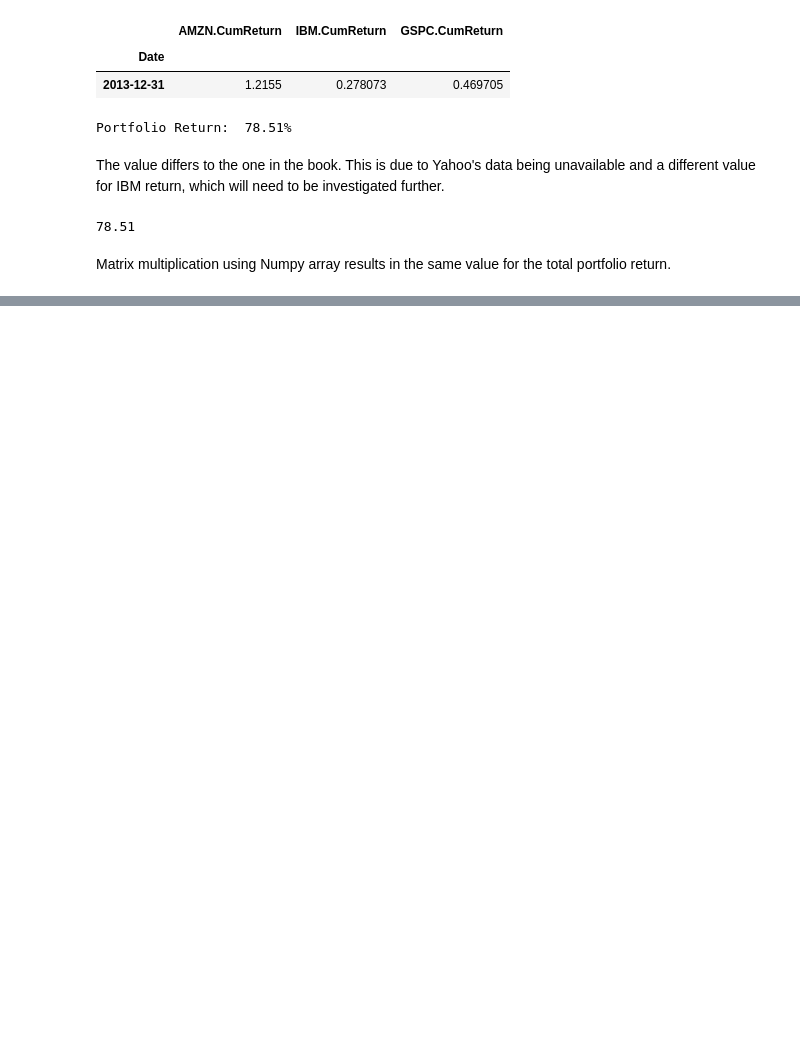
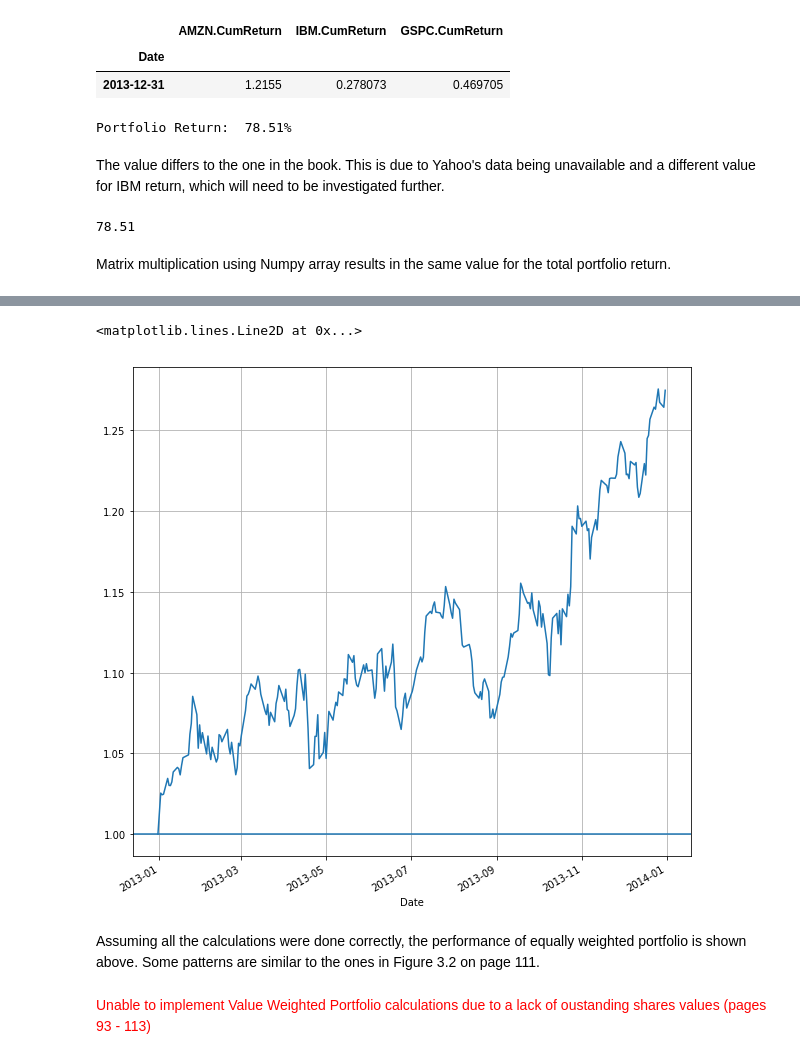
Before and after one commit to drastorguev/financethroughpython, a Jupyter notebook: AFDIFMUR-Ch3-Portfolio_Returns.ipynb, the cells around one changed output, grey strips where cells are left out. Saved outputs shown, nothing was run; the diff lists cells and outputs as text; code cells hidden in the pictures; blank space fills up the shorter version.

```diff
--- a/AFDIFMUR-Ch3-Portfolio_Returns.ipynb
+++ b/AFDIFMUR-Ch3-Portfolio_Returns.ipynb
@@ -55,0 +110,12 @@ Matrix multiplication using Numpy array results in the same value for the total
+# %%
+equal_weighted_returns['IBM.CumReturn']['2013-04-01':'2013-06-28'] = equal_weighted_returns['IBM.DailyReturn']['2013-04-01':'2013-06-28'].cumprod()
+equal_weighted_returns['AMZN.CumReturn']['2013-04-01':'2013-06-28'] = equal_weighted_returns['AMZN.DailyReturn']['2013-04-01':'2013-06-28'].cumprod()
+equal_weighted_returns['GSPC.CumReturn']['2013-04-01':'2013-06-28'] = equal_weighted_returns['GSPC.DailyReturn']['2013-04-01':'2013-06-28'].cumprod()
+
+equal_weighted_returns['AMZN.idx']['2013-04-01':'2013-06-28'] = q1return*equal_weighted_returns['AMZN.CumReturn']['2013-04-01':'2013-06-28']/3
+equal_weighted_returns['IBM.idx']['2013-04-01':'2013-06-28'] = q1return*equal_weighted_returns['IBM.CumReturn']['2013-04-01':'2013-06-28']/3
+equal_weighted_returns['GSPC.idx']['2013-04-01':'2013-06-28'] = q1return*equal_weighted_returns['GSPC.CumReturn']['2013-04-01':'2013-06-28']/3
+
+q2return = equal_weighted_returns[['AMZN.idx','IBM.idx','GSPC.idx']]['2013-06-28':'2013-06-28'].sum().sum()
+
+equal_weighted_returns['2013-04-01':'2013-06-28'].head()
@@ -55,0 +147,12 @@ Matrix multiplication using Numpy array results in the same value for the total
+# %%
+equal_weighted_returns['IBM.CumReturn']['2013-07-01':'2013-09-30'] = equal_weighted_returns['IBM.DailyReturn']['2013-07-01':'2013-09-30'].cumprod()
+equal_weighted_returns['AMZN.CumReturn']['2013-07-01':'2013-09-30'] = equal_weighted_returns['AMZN.DailyReturn']['2013-07-01':'2013-09-30'].cumprod()
+equal_weighted_returns['GSPC.CumReturn']['2013-07-01':'2013-09-30'] = equal_weighted_returns['GSPC.DailyReturn']['2013-07-01':'2013-09-30'].cumprod()
+
+equal_weighted_returns['AMZN.idx']['2013-07-01':'2013-09-30'] = q2return * equal_weighted_returns['AMZN.CumReturn']['2013-07-01':'2013-09-30']/3
+equal_weighted_returns['IBM.idx']['2013-07-01':'2013-09-30'] = q2return * equal_weighted_returns['IBM.CumReturn']['2013-07-01':'2013-09-30']/3
+equal_weighted_returns['GSPC.idx']['2013-07-01':'2013-09-30'] = q2return * equal_weighted_returns['GSPC.CumReturn']['2013-07-01':'2013-09-30']/3
+
+q3return = equal_weighted_returns[['AMZN.idx','IBM.idx','GSPC.idx']]['2013-09-30':'2013-09-30'].sum().sum()
+
+equal_weighted_returns['2013-07-01':'2013-09-30'].head()
@@ -55,0 +184,10 @@ Matrix multiplication using Numpy array results in the same value for the total
+# %%
+equal_weighted_returns['IBM.CumReturn']['2013-10-01':'2013-12-31'] = equal_weighted_returns['IBM.DailyReturn']['2013-10-01':'2013-12-31'].cumprod()
+equal_weighted_returns['AMZN.CumReturn']['2013-10-01':'2013-12-31'] = equal_weighted_returns['AMZN.DailyReturn']['2013-10-01':'2013-12-31'].cumprod()
+equal_weighted_returns['GSPC.CumReturn']['2013-10-01':'2013-12-31'] = equal_weighted_returns['GSPC.DailyReturn']['2013-10-01':'2013-12-31'].cumprod()
+
+equal_weighted_returns['AMZN.idx']['2013-10-01':'2013-12-31'] = q3return * equal_weighted_returns['AMZN.CumReturn']['2013-10-01':'2013-12-31']/3
+equal_weighted_returns['IBM.idx']['2013-10-01':'2013-12-31'] = q3return * equal_weighted_returns['IBM.CumReturn']['2013-10-01':'2013-12-31']/3
+equal_weighted_returns['GSPC.idx']['2013-10-01':'2013-12-31'] = q3return * equal_weighted_returns['GSPC.CumReturn']['2013-10-01':'2013-12-31']/3
+
+equal_weighted_returns['2013-10-01':'2013-12-31'].head()
@@ -55,0 +219,2 @@ Matrix multiplication using Numpy array results in the same value for the total
+# %%
+equal_weighted_returns['portfolio_return'] = equal_weighted_returns['AMZN.idx'] + equal_weighted_returns['IBM.idx'] + equal_weighted_returns['GSPC.idx']
@@ -55,0 +231,9 @@ Matrix multiplication using Numpy array results in the same value for the total
+# %%
+equal_weighted_returns['portfolio_return'].plot(figsize=(10,10), grid=True).axhline(1)
+# %% [output]
+<matplotlib.lines.Line2D at 0x...>
+[figure, added]
+# %% [markdown]
+Assuming all the calculations were done correctly, the performance of equally weighted portfolio is shown above. Some patterns are similar to the ones in Figure 3.2 on page 111.
+# %% [markdown]
+<div style='color:red'>Unable to implement Value Weighted Portfolio calculations due to a lack of oustanding shares values (pages 93 - 113)</div>
```
Also changed, not shown: parts of 8 cells of this notebook.
